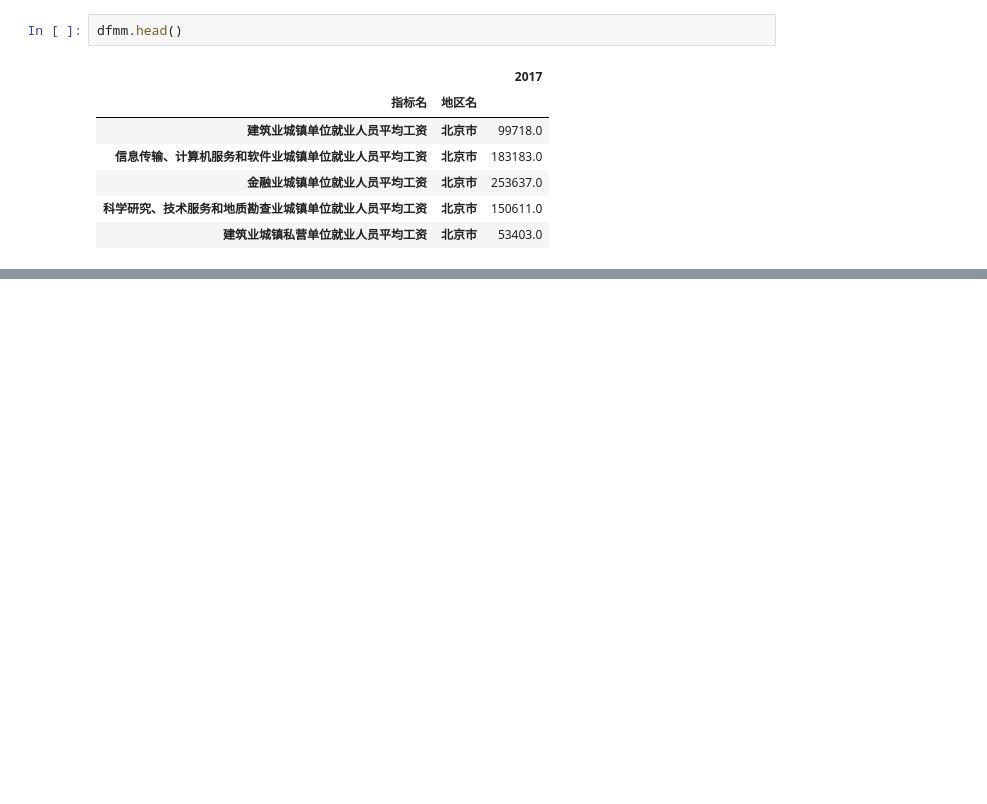
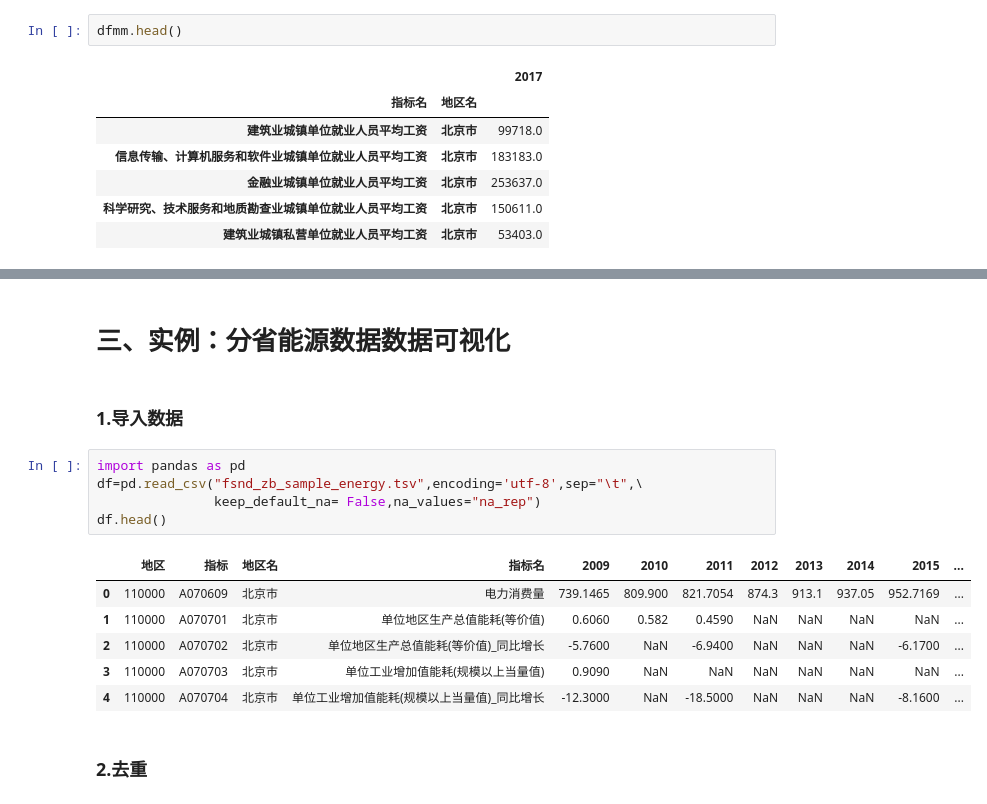
Before and after one commit to LuJIAYan/interactive-visualization, a Jupyter notebook: plotly/time/plotly_week2.ipynb, the cells around one changed output, grey strips where cells are left out. Saved outputs shown, nothing was run; the diff lists cells and outputs as text; blank space fills up the shorter version.

```diff
--- a/plotly/time/plotly_week2.ipynb
+++ b/plotly/time/plotly_week2.ipynb
@@ -385,2 +388,20 @@ dfmm.unstack(1).iplot(kind = "bar")
 # %% [output]
 [interactive output not drawn]
+# %% [markdown]
+# 三、实例：分省能源数据数据可视化
+# %% [markdown]
+### 1.导入数据
+# %%
+import pandas as pd
+df=pd.read_csv("fsnd_zb_sample_energy.tsv",encoding='utf-8',sep="\t",\
+               keep_default_na= False,na_values="na_rep")
+df.head()
+# %% [output]
+|  | 地区 | 指标 | 地区名 | 指标名 | 2009 | 2010 | 2011 | 2012 | 2013 | 2014 | 2015 | ... |
+| 0 | 110000 | A070609 | 北京市 | 电力消费量 | 739.1465 | 809.900 | 821.7054 | 874.3 | 913.1 | 937.05 | 952.7169 | ... |
+| 1 | 110000 | A070701 | 北京市 | 单位地区生产总值能耗(等价值) | 0.6060 | 0.582 | 0.4590 | NaN | NaN | NaN | NaN | ... |
+| 2 | 110000 | A070702 | 北京市 | 单位地区生产总值能耗(等价值)_同比增长 | -5.7600 | NaN | -6.9400 | NaN | NaN | NaN | -6.1700 | ... |
+| 3 | 110000 | A070703 | 北京市 | 单位工业增加值能耗(规模以上当量值) | 0.9090 | NaN | NaN | NaN | NaN | NaN | NaN | ... |
+| 4 | 110000 | A070704 | 北京市 | 单位工业增加值能耗(规模以上当量值)_同比增长 | -12.3000 | NaN | -18.5000 | NaN | NaN | NaN | -8.1600 | ... |
+# %% [markdown]
+### 2.去重
```
Also changed, not shown: parts of 52 cells of this notebook.
